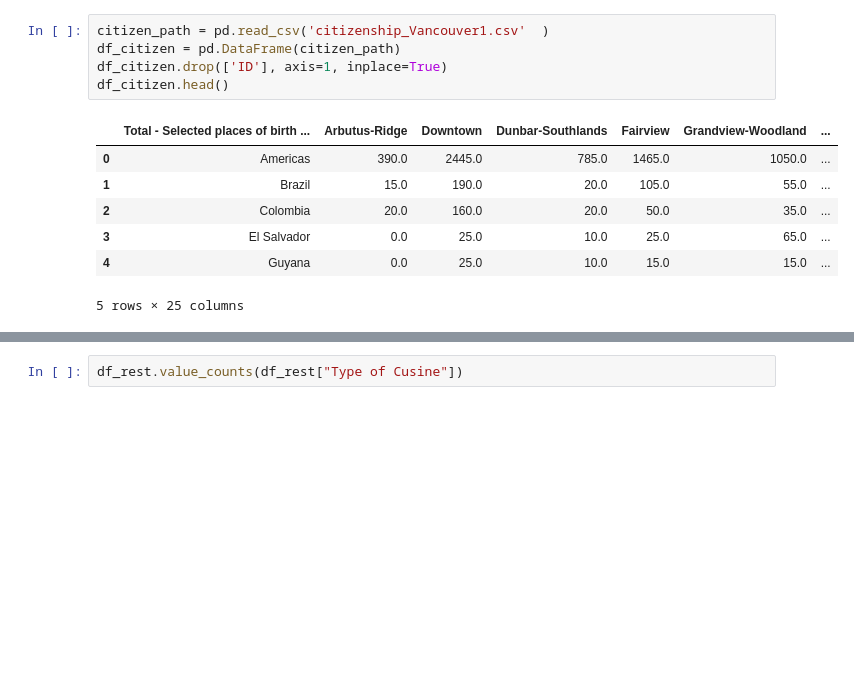
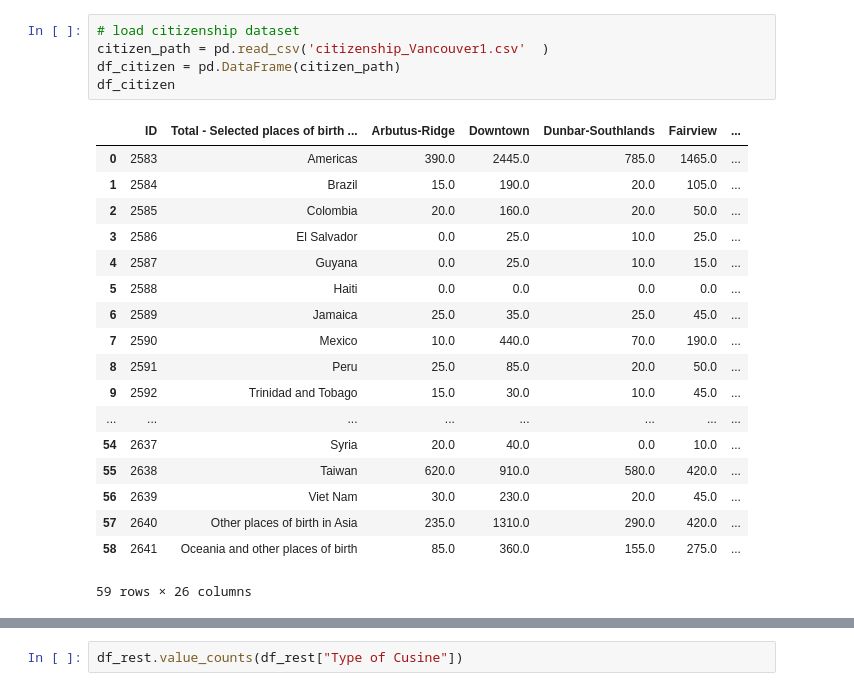
Before and after one commit to leanohl/BA_ClusteringofRestaurants, a Jupyter notebook: clusteringVancouver.ipynb, the cells around one changed output, grey strips where cells are left out. Cells and saved outputs as stored; diff of their text form; blank space fills up the shorter version.

```diff
--- a/clusteringVancouver.ipynb
+++ b/clusteringVancouver.ipynb
@@ -21,13 +52,24 @@ df_income.head()
 # %%
+# load citizenship dataset
 citizen_path = pd.read_csv('citizenship_Vancouver1.csv'  )
 df_citizen = pd.DataFrame(citizen_path)
-df_citizen.drop(['ID'], axis=1, inplace=True)
-df_citizen.head()
+df_citizen
 # %% [output]
-|  | Total - Selected places of birth ... | Arbutus-Ridge | Downtown | Dunbar-Southlands | Fairview | Grandview-Woodland | ... |
-| 0 | Americas | 390.0 | 2445.0 | 785.0 | 1465.0 | 1050.0 | ... |
-| 1 | Brazil | 15.0 | 190.0 | 20.0 | 105.0 | 55.0 | ... |
-| 2 | Colombia | 20.0 | 160.0 | 20.0 | 50.0 | 35.0 | ... |
-| 3 | El Salvador | 0.0 | 25.0 | 10.0 | 25.0 | 65.0 | ... |
-| 4 | Guyana | 0.0 | 25.0 | 10.0 | 15.0 | 15.0 | ... |
+|  | ID | Total - Selected places of birth ... | Arbutus-Ridge | Downtown | Dunbar-Southlands | Fairview | ... |
+| 0 | 2583 | Americas | 390.0 | 2445.0 | 785.0 | 1465.0 | ... |
+| 1 | 2584 | Brazil | 15.0 | 190.0 | 20.0 | 105.0 | ... |
+| 2 | 2585 | Colombia | 20.0 | 160.0 | 20.0 | 50.0 | ... |
+| 3 | 2586 | El Salvador | 0.0 | 25.0 | 10.0 | 25.0 | ... |
+| 4 | 2587 | Guyana | 0.0 | 25.0 | 10.0 | 15.0 | ... |
+| 5 | 2588 | Haiti | 0.0 | 0.0 | 0.0 | 0.0 | ... |
+| 6 | 2589 | Jamaica | 25.0 | 35.0 | 25.0 | 45.0 | ... |
+| 7 | 2590 | Mexico | 10.0 | 440.0 | 70.0 | 190.0 | ... |
+| 8 | 2591 | Peru | 25.0 | 85.0 | 20.0 | 50.0 | ... |
+| 9 | 2592 | Trinidad and Tobago | 15.0 | 30.0 | 10.0 | 45.0 | ... |
+| ... | ... | ... | ... | ... | ... | ... | ... |
+| 54 | 2637 | Syria | 20.0 | 40.0 | 0.0 | 10.0 | ... |
+| 55 | 2638 | Taiwan | 620.0 | 910.0 | 580.0 | 420.0 | ... |
+| 56 | 2639 | Viet Nam | 30.0 | 230.0 | 20.0 | 45.0 | ... |
+| 57 | 2640 | Other places of birth in Asia | 235.0 | 1310.0 | 290.0 | 420.0 | ... |
+| 58 | 2641 | Oceania and other places of birth | 85.0 | 360.0 | 155.0 | 275.0 | ... |
-5 rows × 25 columns
+59 rows × 26 columns
```
Also changed, not shown: parts of 38 cells of this notebook, 8 other files.
